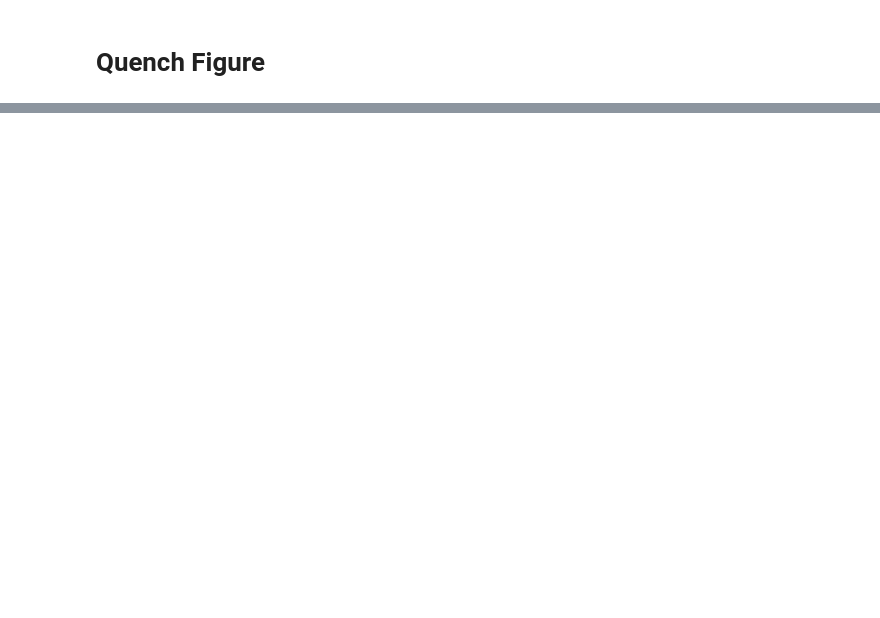
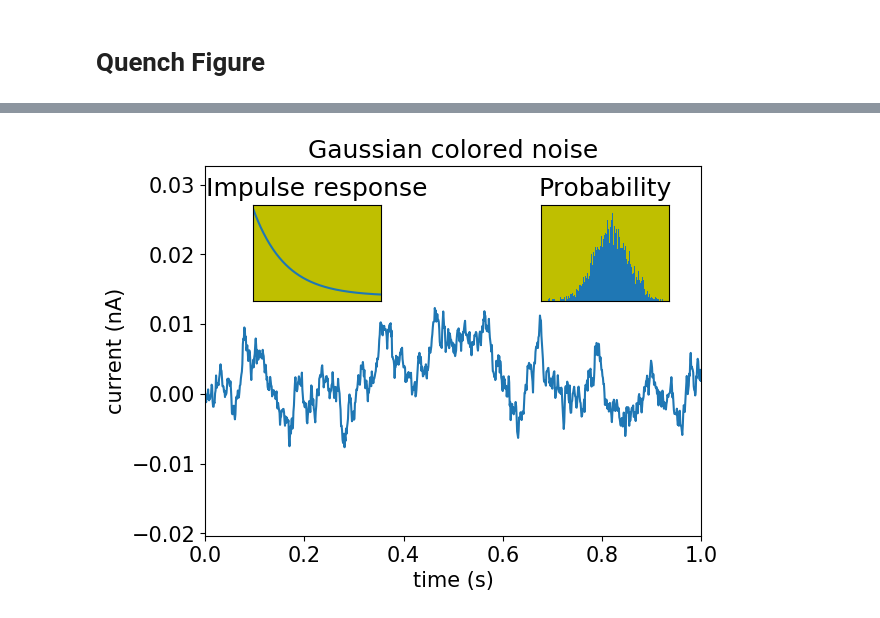
Before and after one commit to mir-group/flare, a Jupyter notebook: paper/Main/Paper_Figures.ipynb, the cells around one changed output, grey strips where cells are left out. Saved outputs shown, nothing was run; the diff lists cells and outputs as text; code cells hidden in the pictures; blank space fills up the shorter version.

```diff
--- a/paper/Main/Paper_Figures.ipynb
+++ b/paper/Main/Paper_Figures.ipynb
@@ -29,0 +184,36 @@ quench_msds = otf_run.msds[0 : end]
+# %%
+import matplotlib.pyplot as plt
+import numpy as np
+
+# create some data to use for the plot
+dt = 0.001
+t = np.arange(0.0, 10.0, dt)
+r = np.exp(-t[:1000]/0.05)               # impulse response
+x = np.random.randn(len(t))
+s = np.convolve(x, r)[:len(x)]*dt  # colored noise
+
+# the main axes is subplot(111) by default
+plt.plot(t, s)
+plt.axis([0, 1, 1.1*np.amin(s), 2*np.amax(s)])
+plt.xlabel('time (s)')
+plt.ylabel('current (nA)')
+plt.title('Gaussian colored noise')
+
+# this is an inset axes over the main axes
+a = plt.axes([.65, .6, .2, .2], facecolor='y')
+n, bins, patches = plt.hist(s, 400, normed=1)
+plt.title('Probability')
+plt.xticks([])
+plt.yticks([])
+
+# this is another inset axes over the main axes
+a = plt.axes([0.2, 0.6, .2, .2], facecolor='y')
+plt.plot(t[:len(r)], r)
+plt.title('Impulse response')
+plt.xlim(0, 0.2)
+plt.xticks([])
+plt.yticks([])
+
+plt.show()
+# %% [output]
+[figure, added]
```
Also changed, not shown: parts of 18 cells of this notebook, 25 other files.
